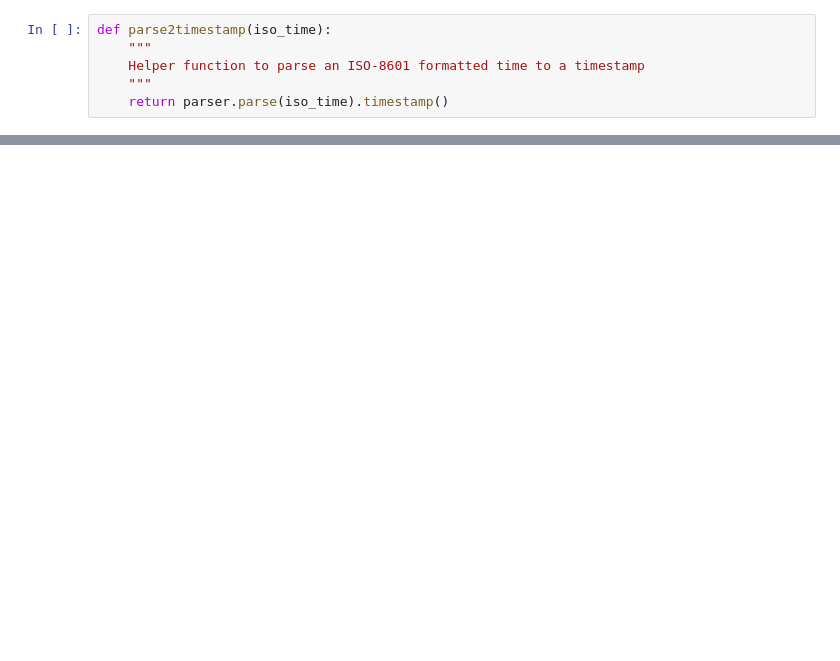
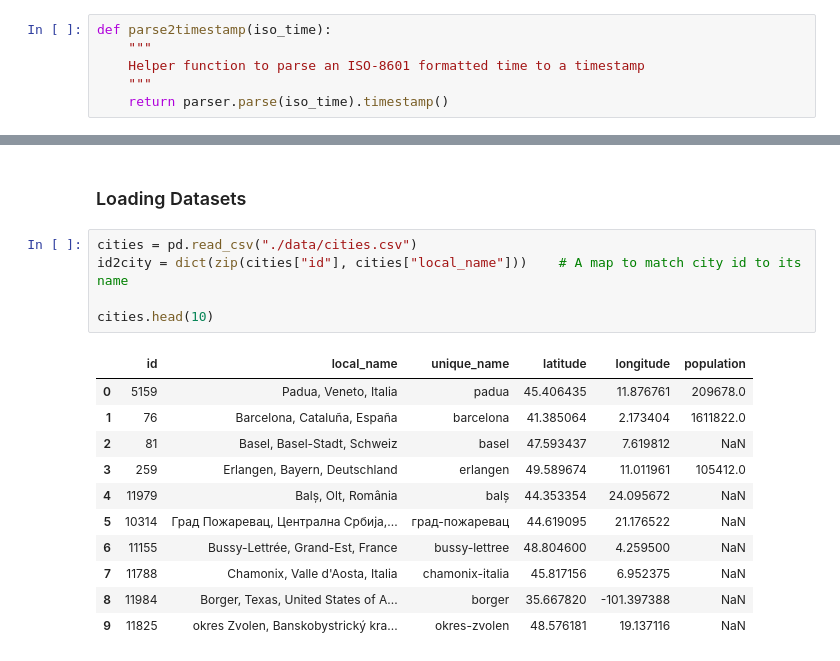
Before and after one commit to r13i/challenge-tictactrip, a Jupyter notebook: prototype-tictactrip.ipynb, the cells around one changed output, grey strips where cells are left out. Drawn from its saved outputs; the diff is of its cells as text; blank space fills up the shorter version.

```diff
--- a/prototype-tictactrip.ipynb
+++ b/prototype-tictactrip.ipynb
@@ -12,0 +59,19 @@ def parse2timestamp(iso_time):
+# %% [markdown]
+### Loading Datasets
+# %%
+cities = pd.read_csv("./data/cities.csv")
+id2city = dict(zip(cities["id"], cities["local_name"]))    # A map to match city id to its name
+
+cities.head(10)
+# %% [output]
+|  | id | local_name | unique_name | latitude | longitude | population |
+| 0 | 5159 | Padua, Veneto, Italia | padua | 45.406435 | 11.876761 | 209678.0 |
+| 1 | 76 | Barcelona, Cataluña, España | barcelona | 41.385064 | 2.173404 | 1611822.0 |
+| 2 | 81 | Basel, Basel-Stadt, Schweiz | basel | 47.593437 | 7.619812 | NaN |
+| 3 | 259 | Erlangen, Bayern, Deutschland | erlangen | 49.589674 | 11.011961 | 105412.0 |
+| 4 | 11979 | Balș, Olt, România | balș | 44.353354 | 24.095672 | NaN |
+| 5 | 10314 | Град Пожаревац, Централна Србија,... | град-пожаревац | 44.619095 | 21.176522 | NaN |
+| 6 | 11155 | Bussy-Lettrée, Grand-Est, France | bussy-lettree | 48.804600 | 4.259500 | NaN |
+| 7 | 11788 | Chamonix, Valle d'Aosta, Italia | chamonix-italia | 45.817156 | 6.952375 | NaN |
+| 8 | 11984 | Borger, Texas, United States of A... | borger | 35.667820 | -101.397388 | NaN |
+| 9 | 11825 | okres Zvolen, Banskobystrický kra... | okres-zvolen | 48.576181 | 19.137116 | NaN |
```
Also changed, not shown: parts of 20 cells of this notebook.
